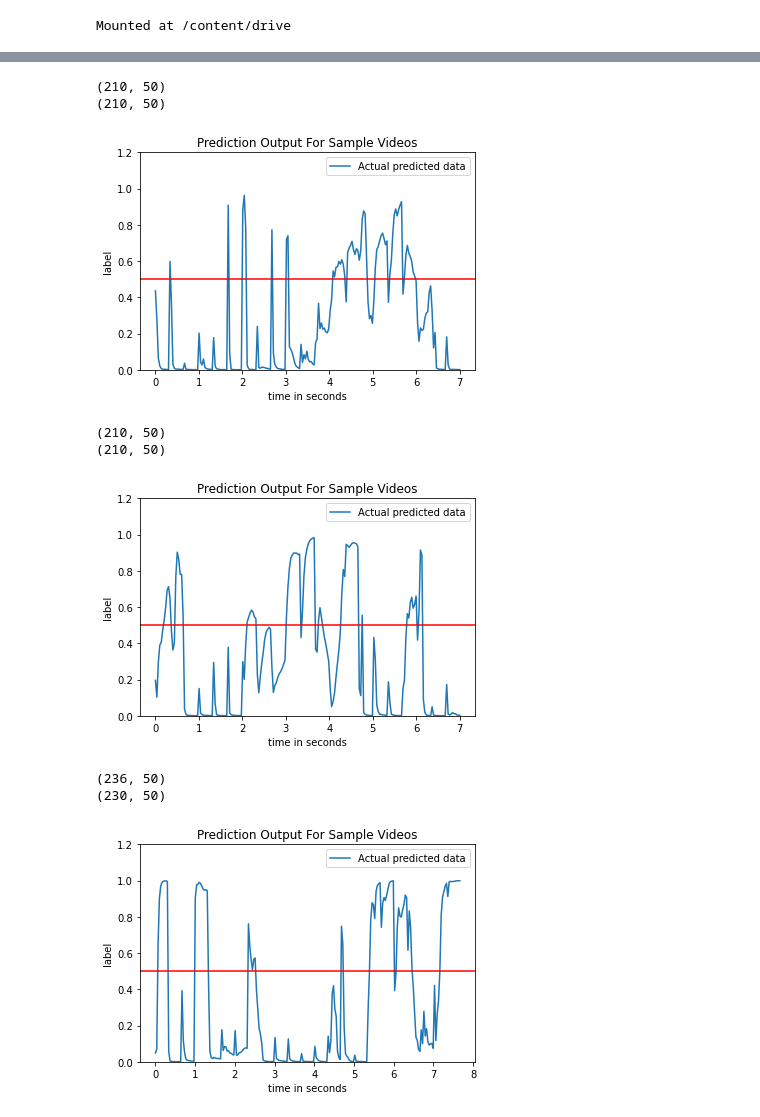
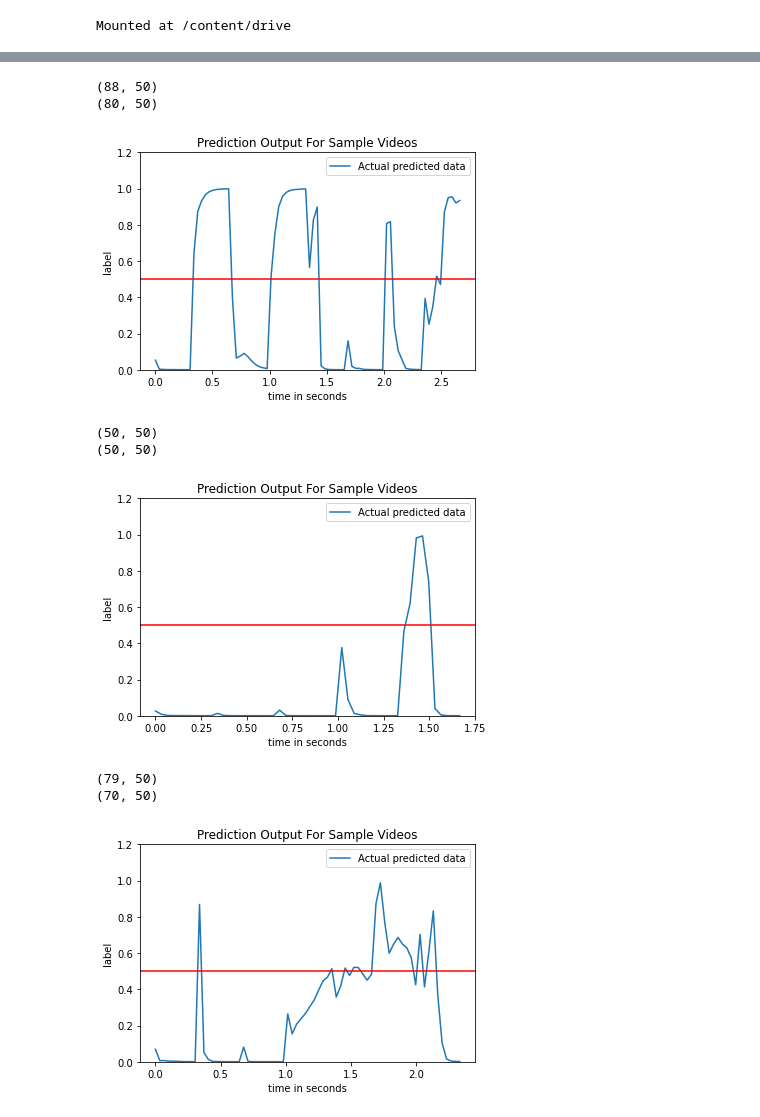
Before and after one commit to darpitdavetamu/CSCE636-DeepLearning, a Jupyter notebook: Submission5/CSCE636_Project_Submission5_Prediction.ipynb, the cells around one changed output, grey strips where cells are left out. Saved outputs shown, nothing was run; the diff lists cells and outputs as text; code cells hidden in the pictures.

```diff
--- a/Submission5/CSCE636_Project_Submission5_Prediction.ipynb
+++ b/Submission5/CSCE636_Project_Submission5_Prediction.ipynb
@@ -52,7 +52,7 @@ model = keras.models.load_model('/content/drive/My Drive/CSCE636/Model/Submissio
 # %%
 #PREDICT THE MODEL#
 def predict(file_name_json):
-  X_predict, num_frames = read_data2(file_name_json)
+  X_predict, num_frames = read_data(file_name_json)
   ypre = model.predict(X_predict)
   #print(ypre.shape)
   ypre=ypre.flatten()
@@ -125,22 +125,22 @@ predict2(file_name_json)
 # %%
-file_name_json = '/content/drive/My Drive/CSCE636/Test_Submission4/Trial6/*'  #change json file for different test videos
-predict2(file_name_json)
+file_name_json = '/content/drive/My Drive/CSCE636/Trial_check_submission5_new/Trial8/*'  #change json file for different test videos
+predict(file_name_json)
 # %% [output]
-(210, 50)
-(210, 50)
+(88, 50)
+(80, 50)
-[figure, old version]
+[figure, new version]
 # %%
-file_name_json = '/content/drive/My Drive/CSCE636/Test_Submission4/Trial7/*'  #change json file for different test videos
-predict2(file_name_json)
+file_name_json = '/content/drive/My Drive/CSCE636/Trial_check_submission5_new/Trial9/*'  #change json file for different test videos
+predict(file_name_json)
 # %% [output]
-(210, 50)
-(210, 50)
+(50, 50)
+(50, 50)
-[figure, old version]
+[figure, new version]
 # %%
-file_name_json = '/content/drive/My Drive/CSCE636/Test_Submission4/Trial8/*'  #change json file for different test videos
-predict2(file_name_json)
+file_name_json = '/content/drive/My Drive/CSCE636/Trial_check_submission5_new/Trial10/*'  #change json file for different test videos
+predict(file_name_json)
 # %% [output]
-(236, 50)
-(230, 50)
+(79, 50)
+(70, 50)
-[figure, old version]
+[figure, new version]
 # %%
```
Also changed, not shown: parts of 11 cells of this notebook.
